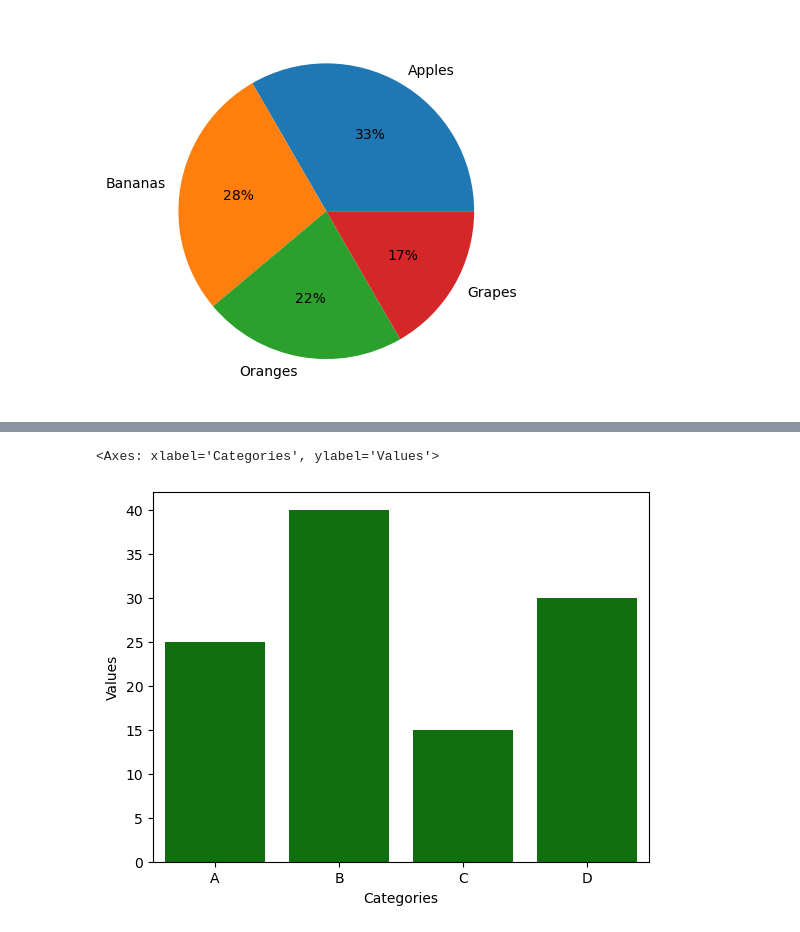
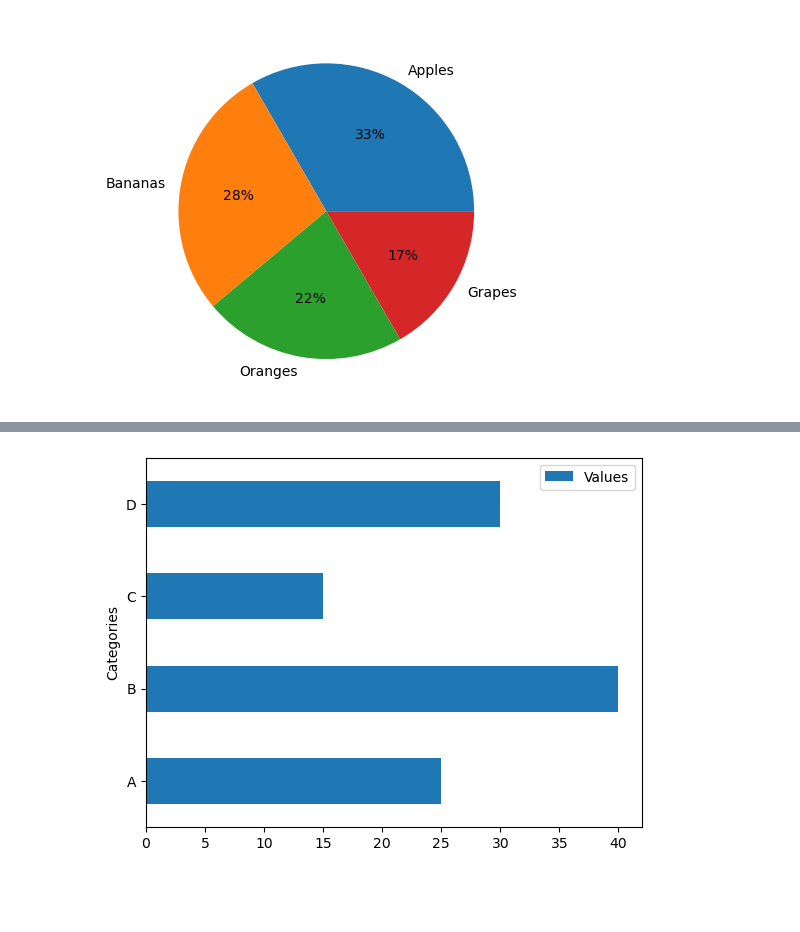
Before and after one commit to SusanKairy/JupitaAcademyWork, a Jupyter notebook: Jupita Academy Week 3 Assignment.ipynb, the cells around one changed output, grey strips where cells are left out. Saved outputs shown, nothing was run; the diff lists cells and outputs as text; code cells hidden in the pictures; blank space fills up the shorter version.

```diff
--- a/Jupita Academy Week 3 Assignment.ipynb
+++ b/Jupita Academy Week 3 Assignment.ipynb
@@ -87,13 +102,13 @@ sns.boxplot(data)
 [figure]
 # %%
-# 7. Create a barh plot using these data pointscategories = ['A', 'B', 'C', 'D']
+# 7. Create a barh plot using these data points
+
+categories = ['A', 'B', 'C', 'D']
 values = [25, 40, 15, 30]
 
-data = {'Categories':['A', 'B', 'C', 'D'],
-       'Values': [25, 40, 15, 30]}
+df = pd.DataFrame({'Categories':['A', 'B', 'C', 'D'],
+       'Values': [25, 40, 15, 30]})
 
-df = pd.DataFrame(data)
-sns.barplot(x='Categories', y='Values', data=df, color='green')
+ax = df.plot.barh(x='Categories', y='Values');
 # %% [output]
-<Axes: xlabel='Categories', ylabel='Values'>
-[figure, old version]
+[figure, new version]
```
Also changed, not shown: parts of 13 cells of this notebook.
